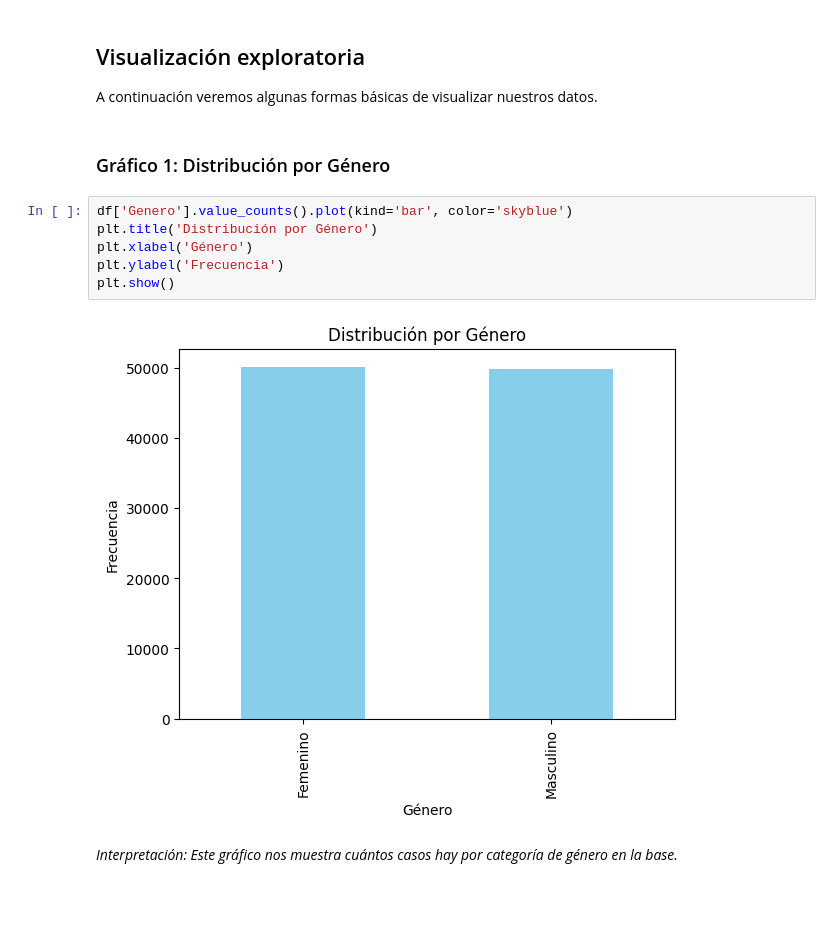
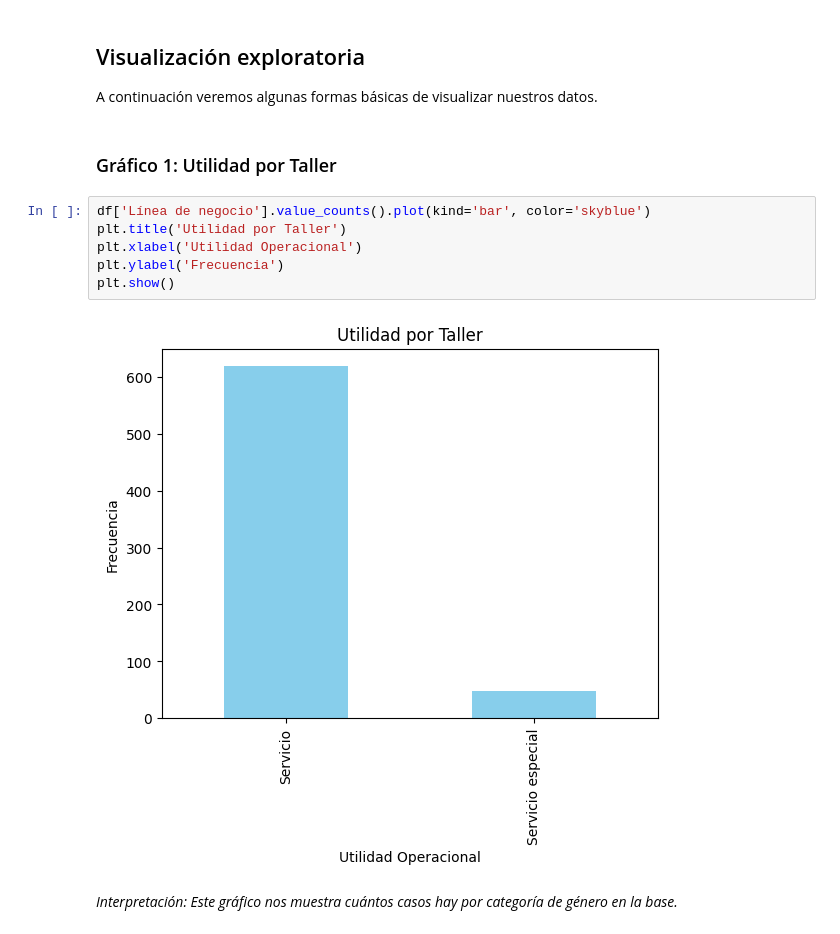
Before and after one commit to Anyeladr/taller, a Jupyter notebook: session-01/notebooks/Sesion 1.ipynb, the cells around one changed output. Saved outputs shown, nothing was run; the diff lists cells and outputs as text; blank space fills up the shorter version.

```diff
--- a/session-01/notebooks/Sesion 1.ipynb
+++ b/session-01/notebooks/Sesion 1.ipynb
@@ -70,15 +72,15 @@ df.describe(include='all')
 ## Visualización exploratoria
 A continuación veremos algunas formas básicas de visualizar nuestros datos.
 # %% [markdown]
-### Gráfico 1: Distribución por Género
+### Gráfico 1: Utilidad por Taller
 # %%
-df['Genero'].value_counts().plot(kind='bar', color='skyblue')
-plt.title('Distribución por Género')
-plt.xlabel('Género')
+df['Línea de negocio'].value_counts().plot(kind='bar', color='skyblue')
+plt.title('Utilidad por Taller')
+plt.xlabel('Utilidad Operacional')
 plt.ylabel('Frecuencia')
 plt.show()
 # %% [output]
-[figure, old version]
+[figure, new version]
 # %% [markdown]
 *Interpretación: Este gráfico nos muestra cuántos casos hay por categoría de género en la base.*
 # %% [markdown]
```
Also changed, not shown: parts of 4 cells of this notebook.
